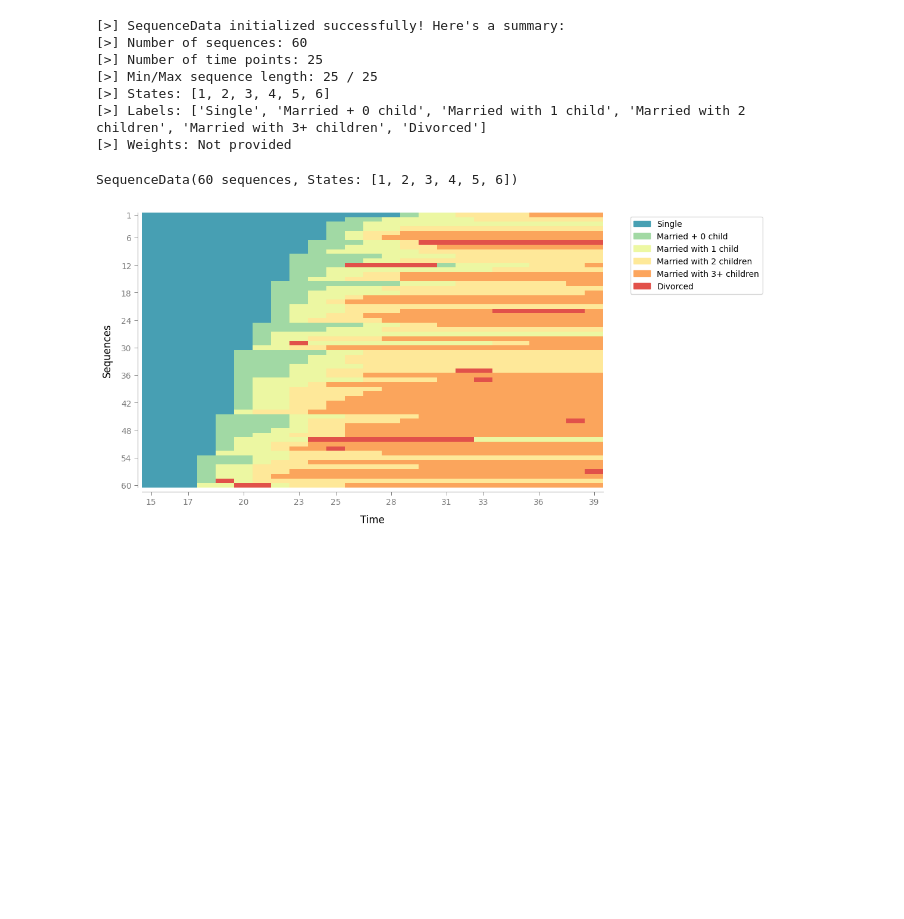
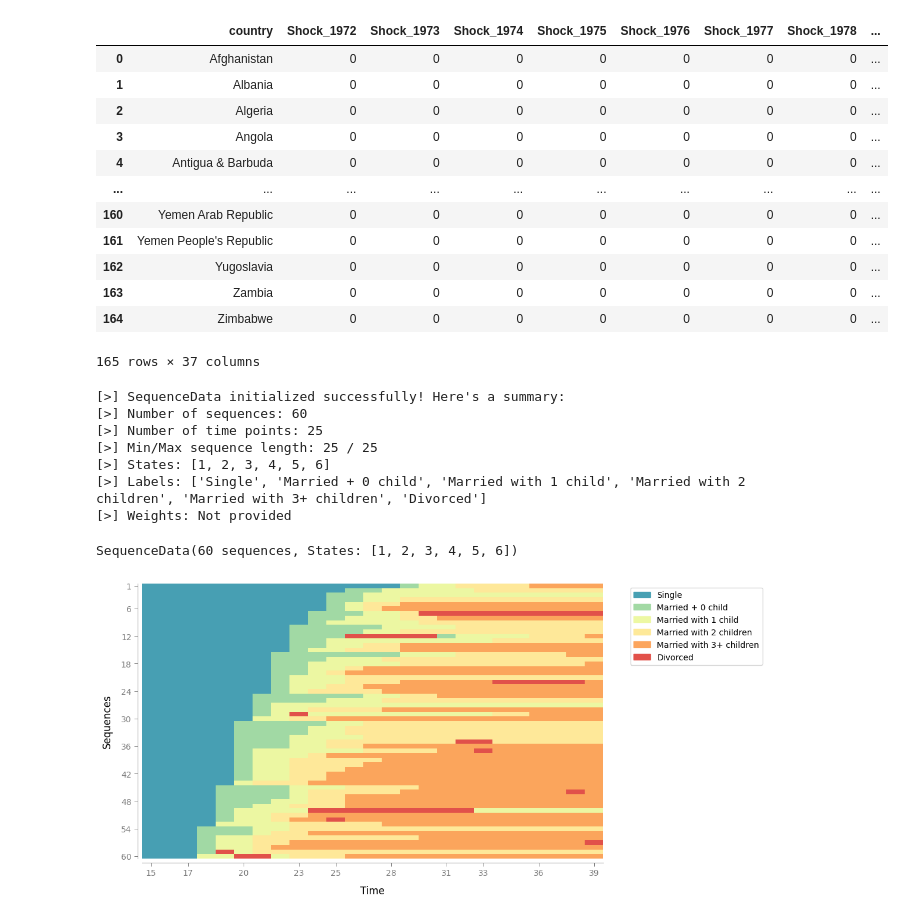
Before and after one commit to Liang-Team/Sequenzo, a Jupyter notebook: original_datasets_and_cleaning/archive_test/qiqi/lcp/lcp-lsog.ipynb, the cells around one changed output. Cells and saved outputs as stored; diff of their text form; code cells hidden in the pictures; blank space fills up the shorter version.

```diff
--- a/original_datasets_and_cleaning/archive_test/qiqi/lcp/lcp-lsog.ipynb
+++ b/original_datasets_and_cleaning/archive_test/qiqi/lcp/lcp-lsog.ipynb
@@ -38,3 +55,20 @@ Available datasets in Sequenzo:  ['country_co2_emissions_local_quintiles', 'pair
+# %%
+df = load_dataset('political_science_aid_shock')
+df
+# %% [output]
+|  | country | Shock_1972 | Shock_1973 | Shock_1974 | Shock_1975 | Shock_1976 | Shock_1977 | Shock_1978 | ... |
+| 0 | Afghanistan | 0 | 0 | 0 | 0 | 0 | 0 | 0 | ... |
+| 1 | Albania | 0 | 0 | 0 | 0 | 0 | 0 | 0 | ... |
+| 2 | Algeria | 0 | 0 | 0 | 0 | 0 | 0 | 0 | ... |
+| 3 | Angola | 0 | 0 | 0 | 0 | 0 | 0 | 0 | ... |
+| 4 | Antigua & Barbuda | 0 | 0 | 0 | 0 | 0 | 0 | 0 | ... |
+| ... | ... | ... | ... | ... | ... | ... | ... | ... | ... |
+| 160 | Yemen Arab Republic | 0 | 0 | 0 | 0 | 0 | 0 | 0 | ... |
+| 161 | Yemen People's Republic | 0 | 0 | 0 | 0 | 0 | 0 | 0 | ... |
+| 162 | Yugoslavia | 0 | 0 | 0 | 0 | 0 | 0 | 0 | ... |
+| 163 | Zambia | 0 | 0 | 0 | 0 | 0 | 0 | 0 | ... |
+| 164 | Zimbabwe | 0 | 0 | 0 | 0 | 0 | 0 | 0 | ... |
+165 rows × 37 columns
 # %%
 # Create a SequenceData object
 
```
Also changed, not shown: parts of 2 cells of this notebook, 10 other files.
